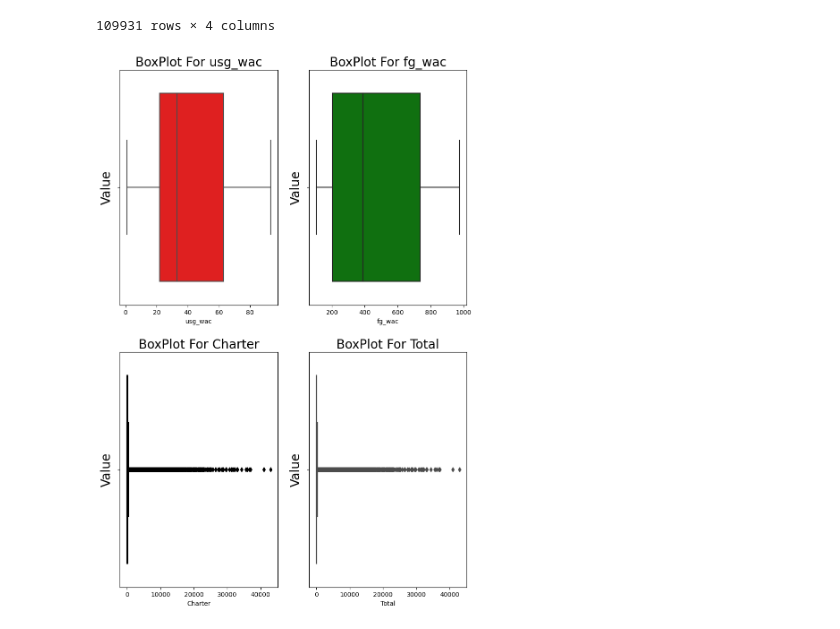
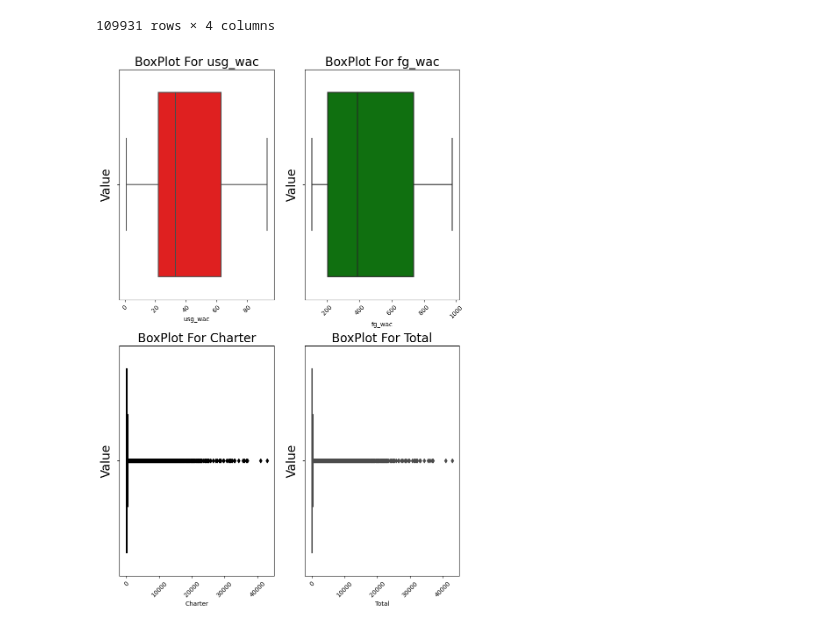
Before and after one commit to ahmedashraf792002/Planning-Techniques, a Jupyter notebook: Untitled.ipynb, the cells around one changed output. Saved outputs shown, nothing was run; the diff lists cells and outputs as text; code cells hidden in the pictures.

```diff
--- a/Untitled.ipynb
+++ b/Untitled.ipynb
@@ -192,11 +194,12 @@ box
 # %%
 plt.figure(figsize=(10,15))
 x=1
 for i,j in zip(['usg_wac','fg_wac','Charter','Total'],['red','green','black','yellow']):
   plt.subplot(2,2,x)
   sns.boxplot(x=i,data=data,color=j)
   plt.ylabel('Value',fontsize=20)
   plt.title(f'BoxPlot For {i}',fontsize=20)
+  plt.xticks(rotation=45)
   x+=1
 # %% [output]
-[figure, old version]
+[figure, new version]
```
Also changed, not shown: parts of 6 cells of this notebook.
